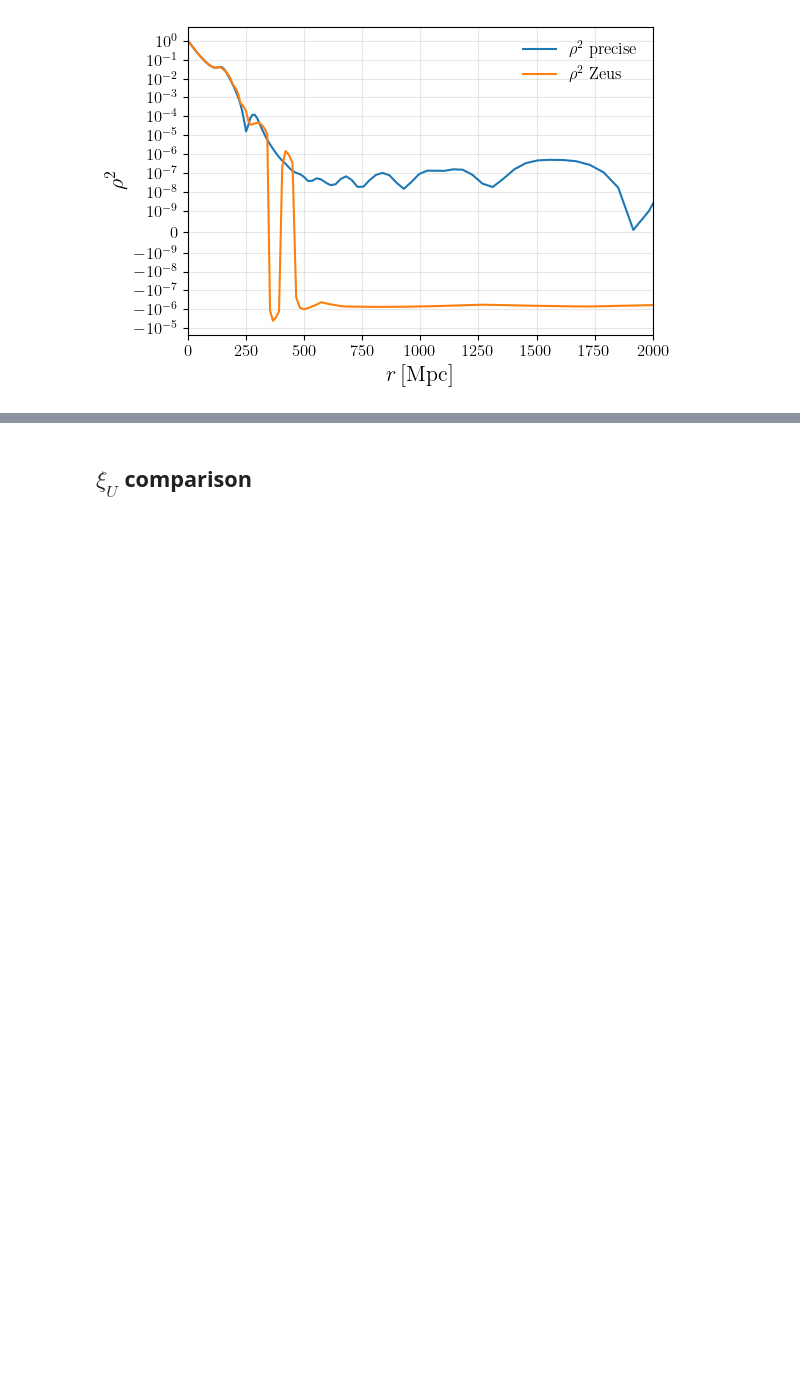
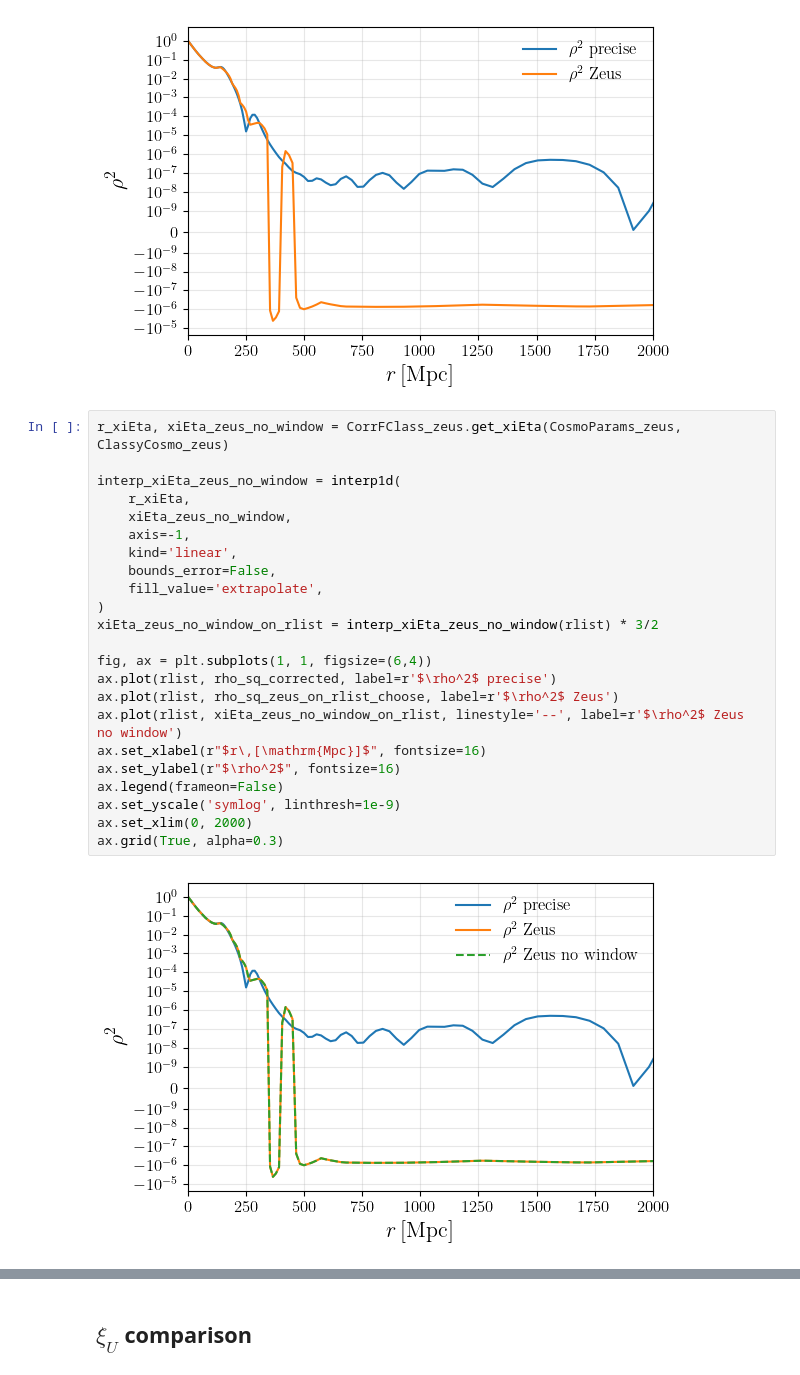
Before and after one commit to ryanyrzh/Zeus21, a Jupyter notebook: aniso_tests/high_res_2.ipynb, the cells around one changed output, grey strips where cells are left out. Drawn from its saved outputs; the diff is of its cells as text; blank space fills up the shorter version.

Commit message:
Check zeus quantities without window functions

```diff
--- a/aniso_tests/high_res_2.ipynb
+++ b/aniso_tests/high_res_2.ipynb
@@ -404,3 +404,28 @@ ax.set_xlim(0, 2000)
 ax.grid(True, alpha=0.3)
 # %% [output]
 [figure]
+# %%
+r_xiEta, xiEta_zeus_no_window = CorrFClass_zeus.get_xiEta(CosmoParams_zeus, ClassyCosmo_zeus)
+
+interp_xiEta_zeus_no_window = interp1d(
+    r_xiEta,
+    xiEta_zeus_no_window,
+    axis=-1,
+    kind='linear',
+    bounds_error=False,
+    fill_value='extrapolate',
+)
+xiEta_zeus_no_window_on_rlist = interp_xiEta_zeus_no_window(rlist) * 3/2
+
+fig, ax = plt.subplots(1, 1, figsize=(6,4))
+ax.plot(rlist, rho_sq_corrected, label=r'$\rho^2$ precise')
+ax.plot(rlist, rho_sq_zeus_on_rlist_choose, label=r'$\rho^2$ Zeus')
+ax.plot(rlist, xiEta_zeus_no_window_on_rlist, linestyle='--', label=r'$\rho^2$ Zeus no window')
+ax.set_xlabel(r"$r\,[\mathrm{Mpc}]$", fontsize=16)
+ax.set_ylabel(r"$\rho^2$", fontsize=16)
+ax.legend(frameon=False)
+ax.set_yscale('symlog', linthresh=1e-9)
+ax.set_xlim(0, 2000)
+ax.grid(True, alpha=0.3)
+# %% [output]
+[figure, added]
```
Also changed, not shown: parts of 1 cell of this notebook.
